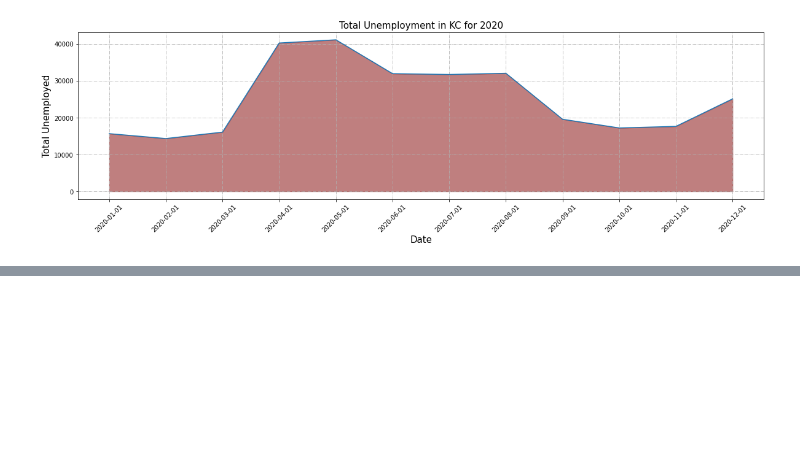
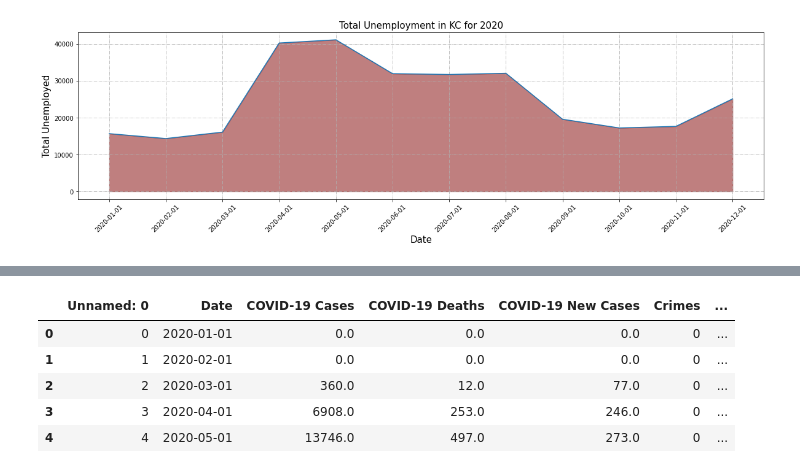
Before and after one commit to E-Weber/EKN-Project, a Jupyter notebook: Unemployment_EW/Unemployment_EW.ipynb, the cells around one changed output, grey strips where cells are left out. Cells and saved outputs as stored; diff of their text form; code cells hidden in the pictures; blank space fills up the shorter version.

```diff
--- a/Unemployment_EW/Unemployment_EW.ipynb
+++ b/Unemployment_EW/Unemployment_EW.ipynb
@@ -372,0 +240,10 @@ TypeError: tzinfo argument must be None or of a tzinfo subclass, not type 'UnitD
+# %%
+merged_data = pd.read_csv(merged)
+merged_data.head()
+# %% [output]
+|  | Unnamed: 0 | Date | COVID-19 Cases | COVID-19 Deaths | COVID-19 New Cases | Crimes | ... |
+| 0 | 0 | 2020-01-01 | 0.0 | 0.0 | 0.0 | 0 | ... |
+| 1 | 1 | 2020-02-01 | 0.0 | 0.0 | 0.0 | 0 | ... |
+| 2 | 2 | 2020-03-01 | 360.0 | 12.0 | 77.0 | 0 | ... |
+| 3 | 3 | 2020-04-01 | 6908.0 | 253.0 | 246.0 | 0 | ... |
+| 4 | 4 | 2020-05-01 | 13746.0 | 497.0 | 273.0 | 0 | ... |
```
Also changed, not shown: parts of 14 cells of this notebook, 10 other files.
